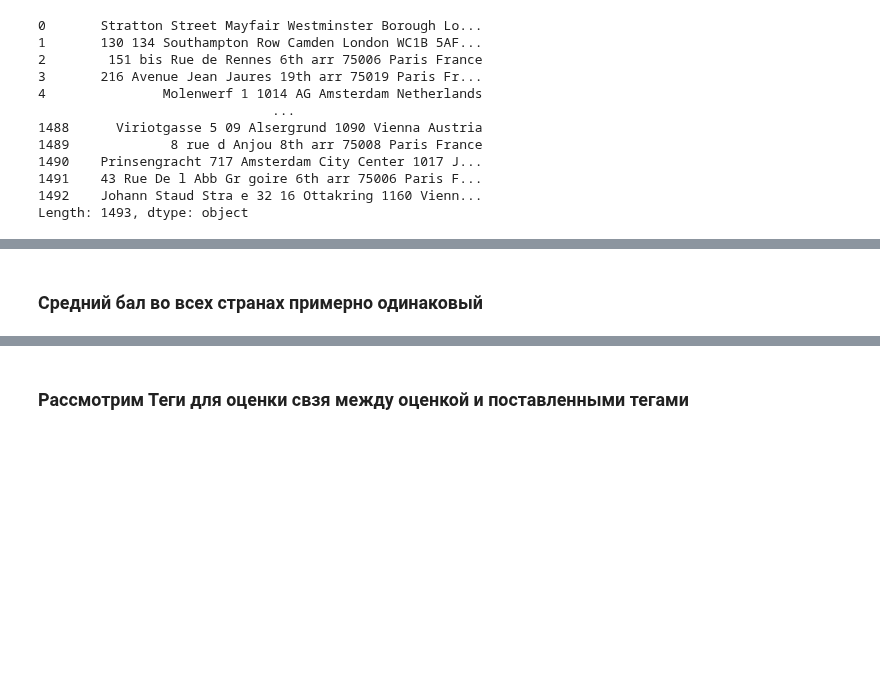
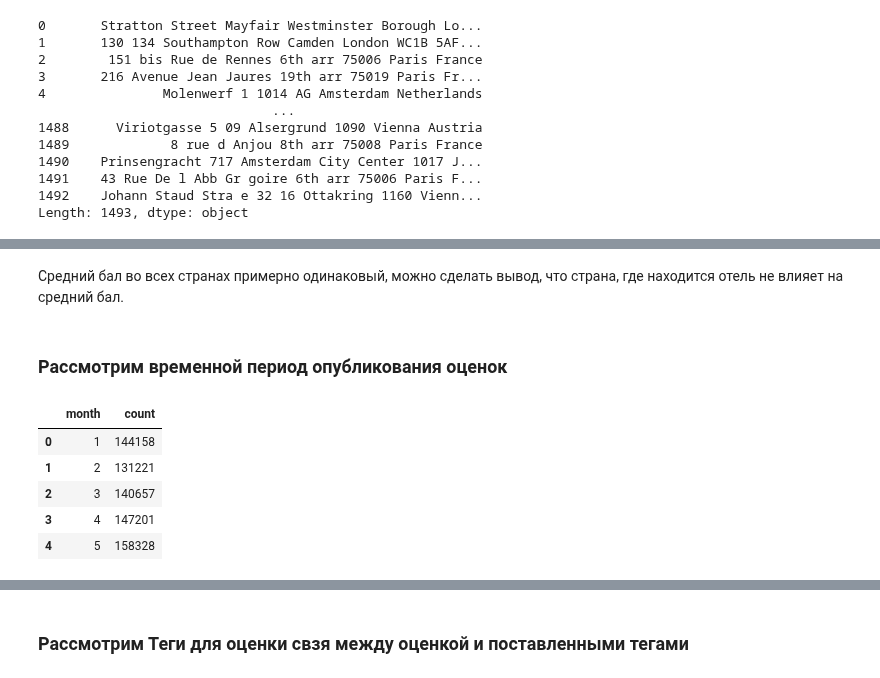
Before and after one commit to AleksandrFrom/SF_DS, a Jupyter notebook: EDA-Project3.ipynb, the cells around one changed output, grey strips where cells are left out. Drawn from its saved outputs; the diff is of its cells as text; code cells hidden in the pictures; blank space fills up the shorter version.

```diff
--- a/EDA-Project3.ipynb
+++ b/EDA-Project3.ipynb
@@ -107,2 +106,4 @@ Text(0.5, 1.0, 'Зависимость средней оценки\nот стр
-# %% [markdown]
-### Средний бал во всех странах примерно одинаковый
+# %% [markdown]
+Средний бал во всех странах примерно одинаковый, можно сделать вывод, что страна, где находится отель не влияет на средний бал.
+# %% [markdown]
+### Рассмотрим временной период опубликования оценок
@@ -108,0 +113,12 @@ Text(0.5, 1.0, 'Зависимость средней оценки\nот стр
+# %%
+# Готовим данные для графика в виде сводной таблицы
+
+data = hotels.groupby('month')['reviewer_score'].agg(count='count').reset_index().sort_values(by='month')
+data.head()
+# %% [output]
+|  | month | count |
+| 0 | 1 | 144158 |
+| 1 | 2 | 131221 |
+| 2 | 3 | 140657 |
+| 3 | 4 | 147201 |
+| 4 | 5 | 158328 |
```
Also changed, not shown: parts of 19 cells of this notebook.
